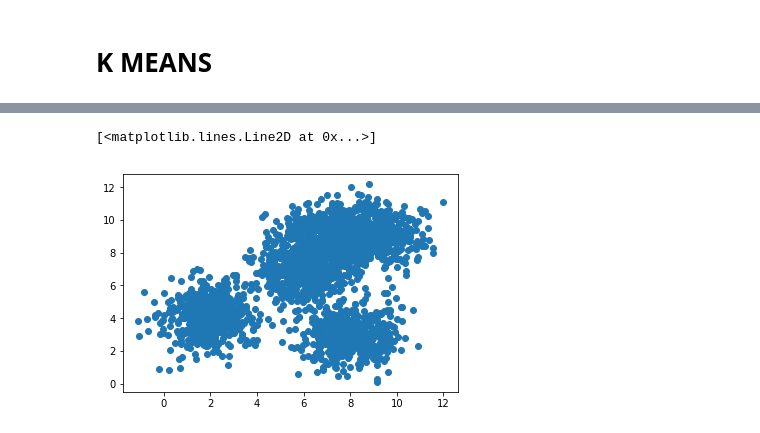
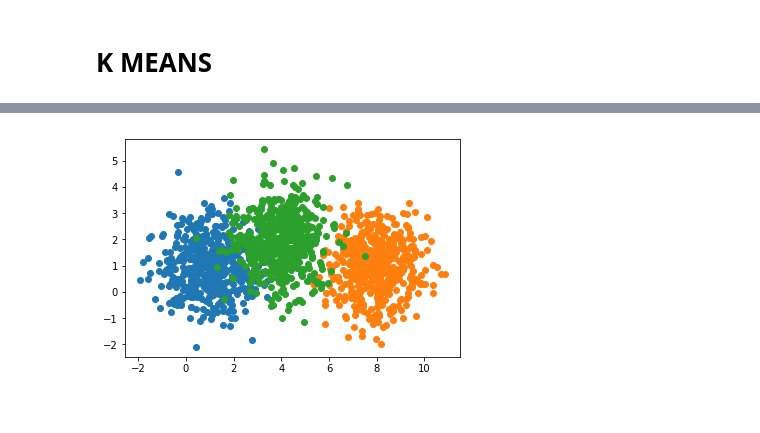
Before and after one commit to suongnhoang/machine_learning_basic, a Jupyter notebook: k-means.ipynb, the cells around one changed output, grey strips where cells are left out. Saved outputs shown, nothing was run; the diff lists cells and outputs as text; code cells hidden in the pictures.

Commit message:
mathematics of k-Means

```diff
--- a/k-means.ipynb
+++ b/k-means.ipynb
@@ -5,7 +51,7 @@ import random
 import matplotlib.pyplot as plt
 from scipy.spatial.distance import cdist
 # %%
-def kmeans_display(X, label):
+def kmeans_display(X, label, kmediods = False, mediods_centers = None):
     #return maximun of label values and plus by 1
     #cause we have label 0 here
     K = np.amax(label) + 1
@@ -18,6 +64,9 @@ def kmeans_display(X, label):
     for X_element in X_show:
         plt.plot(X_element[:, 0], X_element[:, 1], 'o')
 
+    if(kmediods):
+        plt.plot(mediods_centers[:, 0], mediods_centers[:, 1], 'ko')
+
     plt.show()
 # %% [markdown]
 # K MEANS
@@ -98,24 +147,21 @@ class kMeans:
         else:
             raise SytaxError('you don not have any result to get, check that at least you have call run() function one time.')
 # %%
-K = 5
-cov = [[1, 0], [0, 1]]
-N = 500
-X_element = []
-X = None
-original_label = None
+def generate_cluster(K, cov = [[1, 0], [0, 1]], N = [500]*K):
+    X_element = []
 
-for i in range(K):
-    means = [random.randint(1,9),random.randint(1,9)]
-    X_new = (np.random.multivariate_normal(means, cov, N))
-    try:
-        X = np.concatenate((X, X_new), axis = 0)
-    except:
-        X = X_new
-    try:
-        original_label = np.concatenate((original_label, np.asarray([i]*N, dtype='int32')), axis = 0)
-    except:
-        original_label = np.asarray([i]*N, dtype='int32')
-original_label = original_label.T
-# np.random.shuffle(X)
-kmeans_display(X, original_label)
+    for i in range(K):
+        means = [random.randint(1,9),random.randint(1,9)]
+        X_new = (np.random.multivariate_normal(means, cov, N[i]))
+        try:
+            X = np.concatenate((X, X_new), axis = 0)
+        except:
+            X = X_new
+        try:
+            original_label = np.concatenate((original_label, np.asarray([i]*N[i], dtype='int32')), axis = 0)
+        except:
+            original_label = np.asarray([i]*N[i], dtype='int32')
+    original_label = original_label.T
+    kmeans_display(X, original_label)
+    np.random.shuffle(X)
+    return (X)
@@ -124,6 +168,6 @@ kmeans_display(X, original_label)
-# %%
-plt.plot(X[:,0], X[:,1], 'o')
-# %% [output]
-[<matplotlib.lines.Line2D at 0x...>]
-[figure, removed]
+# %%
+K = 3
+X = generate_cluster(K = K)
+# %% [output]
+[figure, added]
 # %%
```
Also changed, not shown: parts of 10 cells of this notebook.
